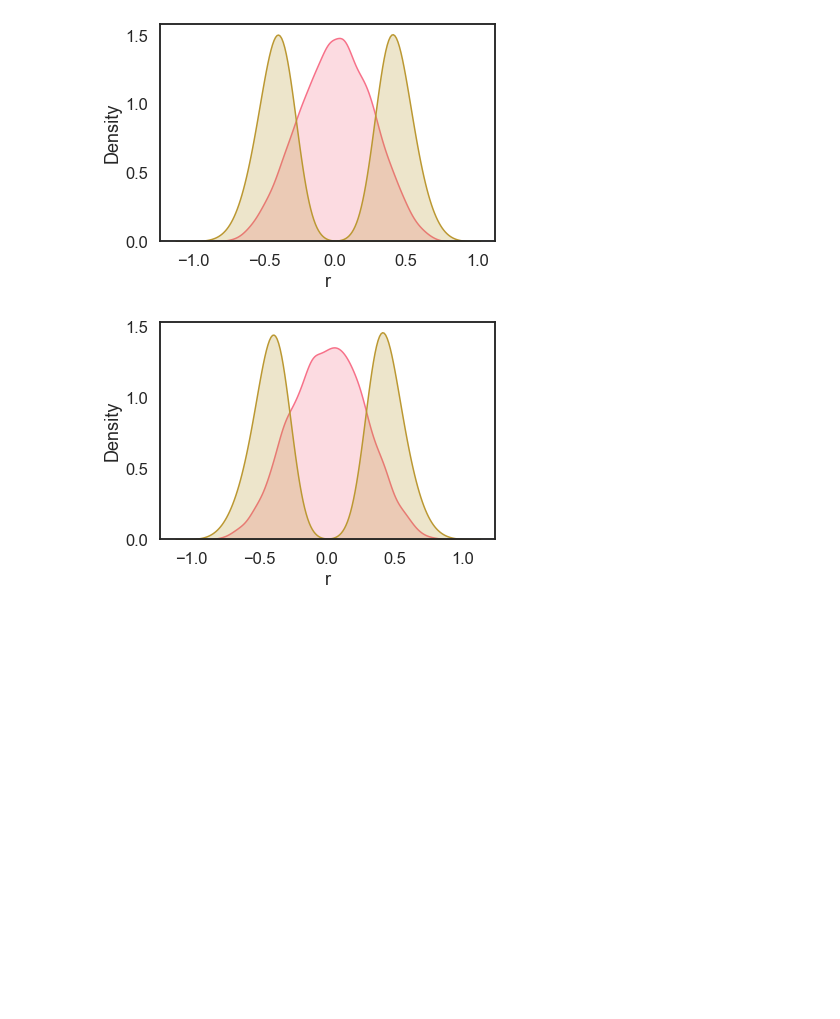
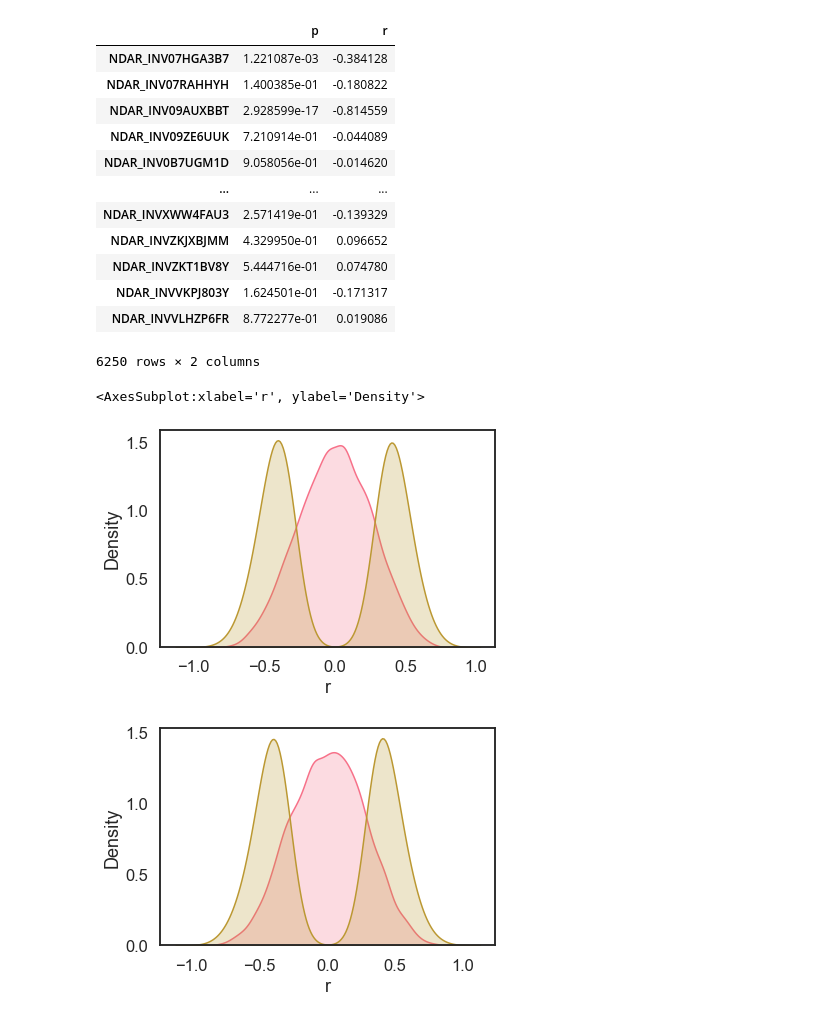
Before and after one commit to 62442katieb/deltaABCD_variability, a Jupyter notebook: notebooks/3.2Correlations.ipynb, the cells around one changed output. Saved outputs shown, nothing was run; the diff lists cells and outputs as text; code cells hidden in the pictures; blank space fills up the shorter version.

```diff
--- a/notebooks/3.2Correlations.ipynb
+++ b/notebooks/3.2Correlations.ipynb
@@ -51,42 +68,58 @@ residualized_rnd = result['Group1_residuals']
 
 # first, make empty dataframes that we'll fill in the for loop
 # for s-a axis loading corrs/alignment
-sa_rnd_corrs = pd.DataFrame()
+sa_thick_corrs = pd.DataFrame()
 # and for age-10 map corrs/alignment
-age_rnd_corrs = pd.DataFrame()
+age_thick_corrs = pd.DataFrame()
 
 # now for each person (i),
-for i in residualized_rnd.index:
-    # we'll grab all their residual RND change scores
-    temp1 = residualized_rnd.loc[i]
+for i in residualized_thick.index:
+    # we'll grab all their residual thick change scores
+    temp1 = residualized_thick.loc[i]
     # and rename the mini-dataframe, so that we know these are per-participant values
     temp1.name = 'ppt'
     # fix the index so that it matches the SA-axis rank
     temp1.index = [var.split('.')[0] for var in temp1.index]
-    # just grab the S-A axis rank column from rnd_df
+    # just grab the S-A axis rank column from thick_df
     temp2 = rnd_df['SA_rank']
     # rename it so that we know these are per-region s-a axis values
     temp2.name = 'sa_axis'
     # put those two mini-dfs together to make life easier
     # this aligns them based on the index, which they share
-    temp = pd.concat([temp1, temp2], axis=1)
+    temp = pd.concat([temp1, temp2], axis=1).dropna()
     # correlate! using the new names we gave the two columns
     r,p = spearmanr(temp['ppt'], temp['sa_axis'])
     # save the r values to the 'r' column and the p-values to the 'p' column
-    sa_rnd_corrs.at[i,'p'] = p
-    sa_rnd_corrs.at[i,'r'] = r
+    sa_thick_corrs.at[i,'p'] = p
+    sa_thick_corrs.at[i,'r'] = r
 
     # and now do it all over for the age map
     temp2 = rnd_df['age_avg']
     temp2.name = 'age_effect'
-    temp = pd.concat([temp1, temp2], axis=1)
+    temp = pd.concat([temp1, temp2], axis=1).dropna()
     r,p = spearmanr(temp['ppt'], temp['age_effect'])
 
-    age_rnd_corrs.at[i,'p'] = p
-    age_rnd_corrs.at[i,'r'] = r
+    age_thick_corrs.at[i,'p'] = p
+    age_thick_corrs.at[i,'r'] = r
 
-sa_rnd_corrs.to_csv(join(PROJ_DIR, OUTP_DIR, 'sa_rnd_corrs.csv'))
-sa_rnd_corrs.to_csv(join(PROJ_DIR, OUTP_DIR, 'age_rnd_corrs.csv'))
+#sa_thick_corrs.to_csv(join(PROJ_DIR, OUTP_DIR, 'sa_thick_corrs.csv'))
+#age_thick_corrs.to_csv(join(PROJ_DIR, OUTP_DIR, 'age_thick_corrs.csv'))
+# %%
+age_thick_corrs
+# %% [output]
+|  | p | r |
+| NDAR_INV07HGA3B7 | 1.221087e-03 | -0.384128 |
+| NDAR_INV07RAHHYH | 1.400385e-01 | -0.180822 |
+| NDAR_INV09AUXBBT | 2.928599e-17 | -0.814559 |
+| NDAR_INV09ZE6UUK | 7.210914e-01 | -0.044089 |
+| NDAR_INV0B7UGM1D | 9.058056e-01 | -0.014620 |
+| ... | ... | ... |
+| NDAR_INVXWW4FAU3 | 2.571419e-01 | -0.139329 |
+| NDAR_INVZKJXBJMM | 4.329950e-01 | 0.096652 |
+| NDAR_INVZKT1BV8Y | 5.444716e-01 | 0.074780 |
+| NDAR_INVVKPJ803Y | 1.624501e-01 | -0.171317 |
+| NDAR_INVVLHZP6FR | 8.772277e-01 | 0.019086 |
+6250 rows × 2 columns
 # %%
 # set the plotting settings so our graphs are pretty
 sns.set(context='talk', style='white', palette='husl')
@@ -94,10 +127,11 @@ sns.set(context='talk', style='white', palette='husl')
 # we're going to plot all the correlations
 # and in a different color, the significant correlations @ p < 0.01
 fig,ax = plt.subplots()
-sns.kdeplot(sa_rnd_corrs['r'], fill=True, ax=ax)
-sns.kdeplot(sa_rnd_corrs[sa_rnd_corrs['p'] < 0.01]['r'], fill=True, ax=ax)
-fig.savefig(join(PROJ_DIR, FIGS_DIR, 'rnd_x_sa-axis.png'), bbox_inches='tight')
+sns.kdeplot(sa_thick_corrs['r'], fill=True, ax=ax)
+sns.kdeplot(sa_thick_corrs[sa_thick_corrs['p'] < 0.01]['r'], fill=True, ax=ax)
+#fig.savefig(join(PROJ_DIR, FIGS_DIR, 'rnd_x_sa-axis.png'), bbox_inches='tight')
 # %% [output]
+<AxesSubplot:xlabel='r', ylabel='Density'>
 [figure]
 # %%
 # same for age effect
```
Also changed, not shown: parts of 13 cells of this notebook, 18 other files.
